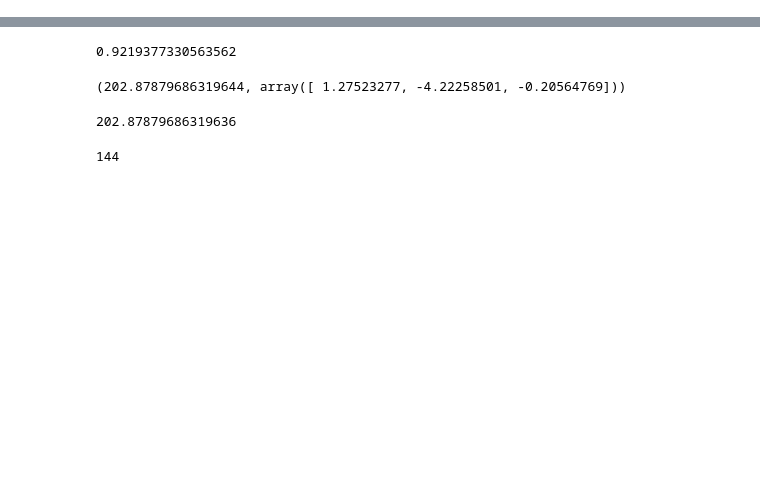
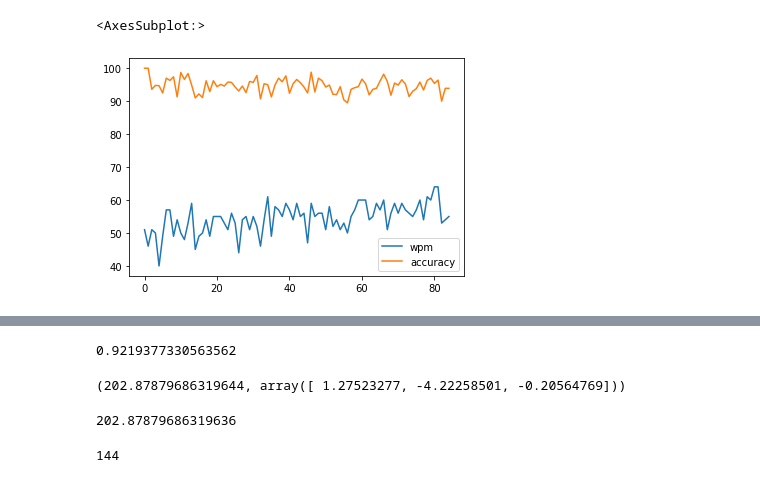
Before and after one commit to marclelamy/TyPy, a Jupyter notebook: test_stuff.ipynb, the cells around one changed output, grey strips where cells are left out. Drawn from its saved outputs; the diff is of its cells as text; code cells hidden in the pictures; blank space fills up the shorter version.

```diff
--- a/test_stuff.ipynb
+++ b/test_stuff.ipynb
@@ -158,0 +366,29 @@ pd.read_sql_query(query, con).tail(20)
+# %%
+ # pd.read_sql_query('select game_id, count(game_id) from keys_typed group by 1', con)#.query('game_id == 8882671311')
+query = """
+with tbl1 as (
+select
+    game_id
+    , date(max(time), 'unixepoch', 'localtime') Date
+    , max(time) - min(time) game_duration
+    , sum(case when correct_key = 1 then 1 else 0 end) keys_to_press
+    , count(*) keys_pressed
+    , round(CAST(sum(case when correct_key = 1 then 1 else 0 end) as REAL) / count(*), 3) * 100 accuracy
+    , round(sum(case when correct_key = 1 then 1 else 0 end) / ((max(time) - min(time)) / 60) / 4.7) wpm
+
+from keys_pressed
+where 1=1
+    --and game_id = 3513153090
+group by 1
+having
+    count(*) >= 10
+)
+
+select * from tbl1
+--where wpm = (select max(wpm) from tbl1)
+order by 2
+"""
+
+df_high_score = pd.read_sql_query(query, con).reset_index()
+df_high_score['index'] = df_high_score['index'] + 1
+df_high_score
@@ -158,0 +424,5 @@ pd.read_sql_query(query, con).tail(20)
+# %%
+df_high_score[['wpm', 'accuracy']].plot.line()
+# %% [output]
+<AxesSubplot:>
+[figure, added]
```
Also changed, not shown: parts of 34 cells of this notebook, 2 other files.
